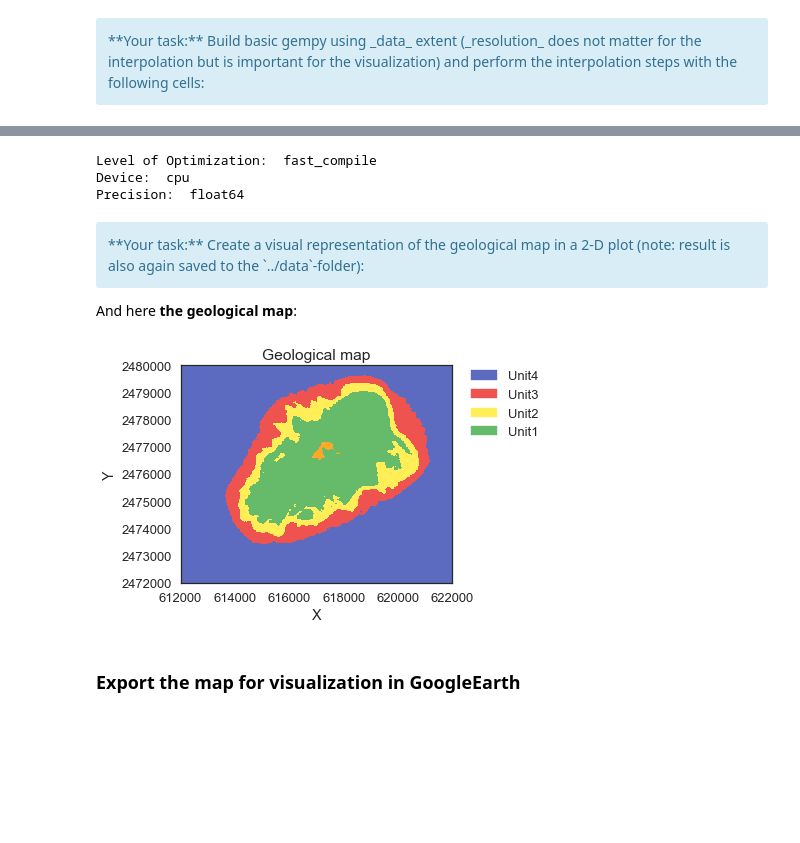
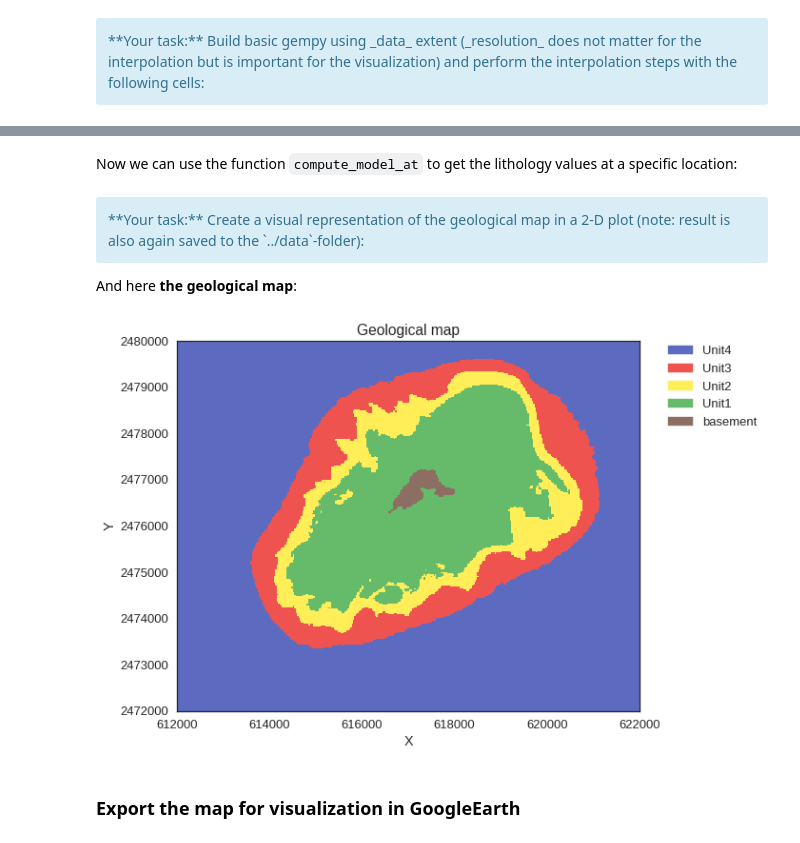
Before and after one commit to cgre-aachen/remote-geomod, a Jupyter notebook: notebooks/03_geological_modeling.ipynb, the cells around one changed output, grey strips where cells are left out. Saved outputs shown, nothing was run; the diff lists cells and outputs as text; code cells hidden in the pictures; blank space fills up the shorter version.

```diff
--- a/notebooks/03_geological_modeling.ipynb
+++ b/notebooks/03_geological_modeling.ipynb
@@ -105,0 +98,2 @@ Compilation successful.
+# %%
+interp_data = gp.InterpolatorData(geo_data, compile_theano=True)
@@ -205,17 +208,3 @@ plt.savefig("../data/DTM.pdf")
 <div class="alert alert-info">
 **Your task:** Build basic gempy using _data_ extent (_resolution_ does not matter for the interpolation but is important for the visualization) and perform the interpolation steps with the following cells:
 </div>
-# %%
-# convert the dtm to a gempy-suitable raveled grid
-points = rgeomod.convert_dtm_to_gempy_grid(raster, dtm)
-
-geo_data_geomap = gp.create_data(extent=[612000, 622000, 2472000, 2480000, -1000, 1000],
-                                 resolution=[339, 271, 1],
-                                 path_f = "../data/gempy_foliations.csv",
-                                 path_i = "../data/gempy_interfaces.csv")
-
-gp.set_series(geo_data_geomap, {"Default series": formation_order},
-             order_formations = formation_order, verbose=0)
-
-#NReplace grid points with DTM grid points:
-geo_data.grid.grid = points
@@ -223,0 +211,6 @@ Perform the "usual" interpolation step (again, this step can take up to a minute
+# %%
+# To be able to use gempy plotting functionality we need to create a dummy geo_data object with the
+# resoluion we want. In this case resolution=[339, 271, 1]
+import copy
+geo_data_dummy = copy.deepcopy(geo_data)
+geo_data_dummy.resolution = [339, 271, 1]
@@ -224,10 +220,8 @@ Perform the "usual" interpolation step (again, this step can take up to a minute
+# %% [markdown]
+Now we can use the function `compute_model_at` to get the lithology values at a specific location:
 # %%
-interp_data_geomap = gp.InterpolatorInput(geo_data, dtype="float64")
-lith_block, fault_block = gp.compute_model(interp_data_geomap)
+# interp_data_geomap = gp.InterpolatorInput(geo_data, dtype="float64")
+lith_block, fault_block = gp.compute_model_at(points, interp_data)
-# %% [output]
-Level of Optimization:  fast_compile
-Device:  cpu
-Precision:  float64
 # %% [markdown]
 <div class="alert alert-info">
 **Your task:** Create a visual representation of the geological map in a 2-D plot (note: result is also again saved to the `../data`-folder):
@@ -235,11 +229,11 @@ Precision:  float64
 
 And here **the geological map**:
 # %%
-gp.plot_section(geo_data_geomap, lith_block[0], 0, direction='z', plot_data=False)
+gp.plot_section(geo_data_dummy, lith_block[0], 0, direction='z', plot_data=False)
 plt.title("Geological map");
 plt.savefig("../geological_map.pdf")
 # %% [output]
-[figure, old version]
+[figure, new version]
 # %% [markdown]
 ### Export the map for visualization in GoogleEarth
 # %% [markdown]
```
Also changed, not shown: parts of 15 cells of this notebook, 1 other file.
